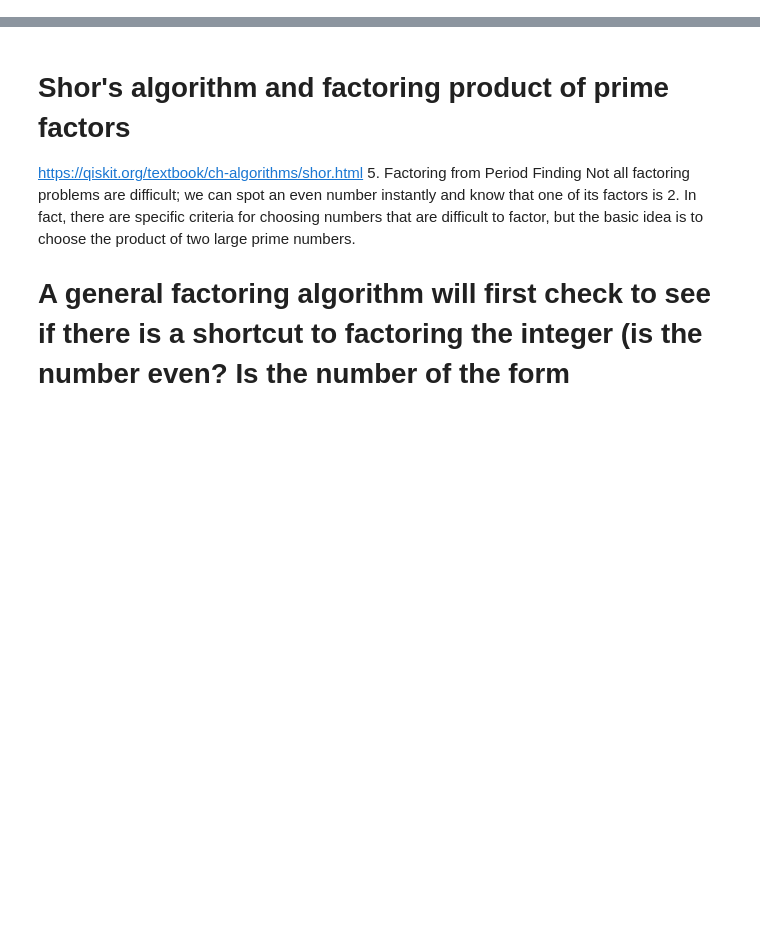
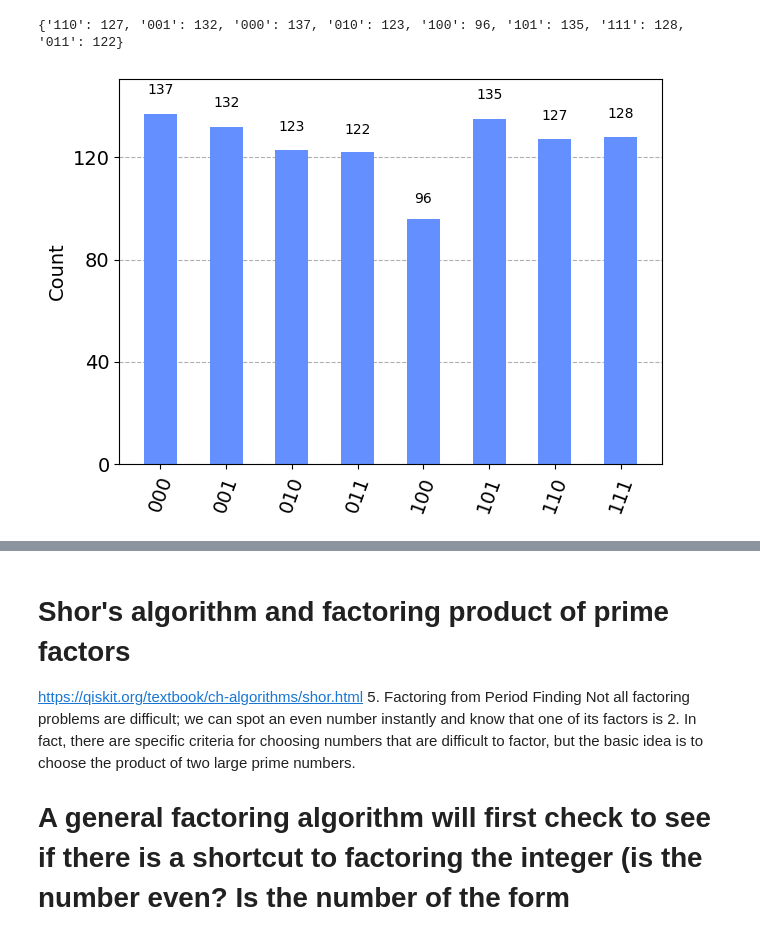
Before and after one commit to marcjofreProf/SeminarQuantumTechnologiesCybersecurity, a Jupyter notebook: ExtraScripts/ExtraQuantumTechnologiesScripts.ipynb, the cells around one changed output, grey strips where cells are left out. Cells and saved outputs as stored; diff of their text form; code cells hidden in the pictures; blank space fills up the shorter version.

Commit message:
Update to Qiskit v1.0

```diff
--- a/ExtraScripts/ExtraQuantumTechnologiesScripts.ipynb
+++ b/ExtraScripts/ExtraQuantumTechnologiesScripts.ipynb
@@ -40,34 +47,38 @@ except ImportError:
 # %%
 ######################################################################################
 # Quantum Fourier transform (QFT)
 # Fundamental building block of many quantum algorithms
 # https://qiskit.org/textbook/ch-algorithms/quantum-fourier-transform.html
+from qiskit_aer import AerSimulator
 from qiskit.visualization import plot_histogram
-from qiskit import QuantumCircuit,execute,Aer
+from qiskit import QuantumCircuit
 
 # create a 3-qubit quantum circuit
 qc=QuantumCircuit(3)
 
 # apply the QFT to the first 3 qubits
 qc.h(0)
 qc.cp(1/2,0,1)
 qc.cp(1,0,2)
 qc.h(1)
 qc.cp(1,1,2)
 qc.h(2)
 
 # mesure all qubits
 qc.measure_all()
 
 # simulate the circuit on a classical computer
-backend=Aer.get_backend('qasm_simulator')
-job=execute(qc,backend=backend,shots=1000)
-result=job.result()
+# Construct an ideal simulator
+aersim = AerSimulator()
+result=aersim.run(qc,shots=1000).result()
 
 # print the measurement results
 counts=result.get_counts(qc)
 print(counts)
 plot_histogram(counts)
+# %% [output]
+{'110': 127, '001': 132, '000': 137, '010': 123, '100': 96, '101': 135, '111': 128, '011': 122}
+[figure, added]
 # %%
 ######################################################################################
 # Quantum phase estimation (QPE)
```
Also changed, not shown: parts of 4 cells of this notebook.
